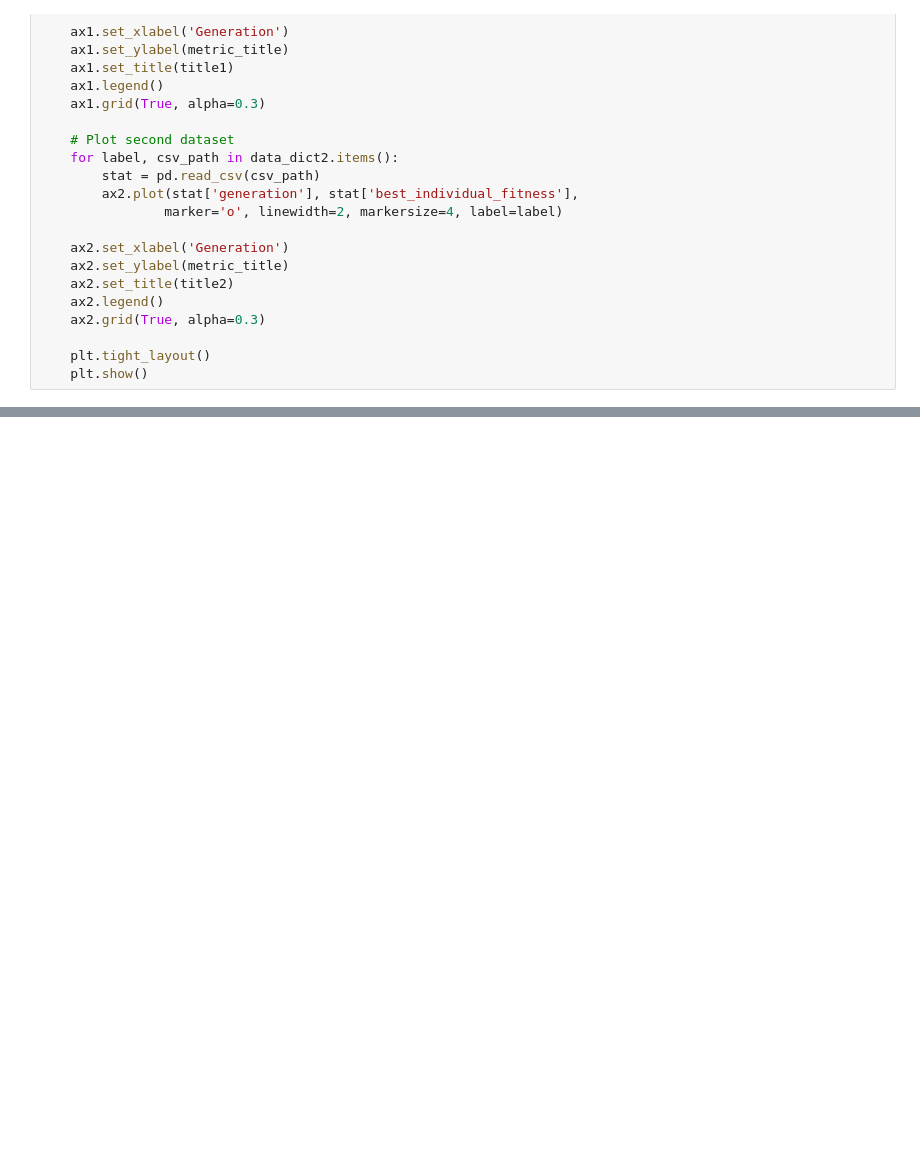
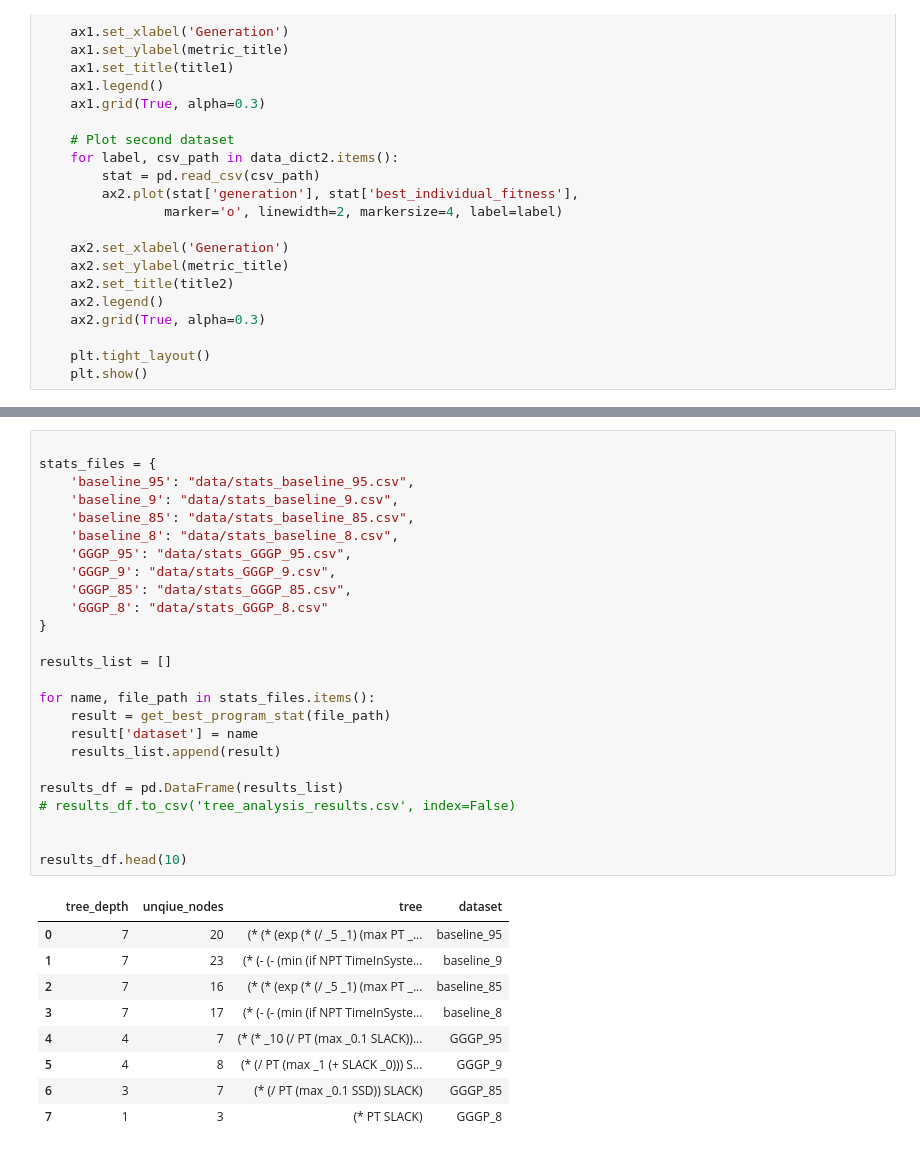
Before and after one commit to Biboy-al/baseline-489, a Jupyter notebook: visuals/graphFitness.ipynb, the cells around one changed output, grey strips where cells are left out. Cells and saved outputs as stored; diff of their text form; blank space fills up the shorter version.

```diff
--- a/visuals/graphFitness.ipynb
+++ b/visuals/graphFitness.ipynb
@@ -85,0 +207,35 @@ plot_comparison(data_dict_baseline, data_dict_GGGP, title1="Baseline GP", title2
+# %%
+
+stats_files = {
+    'baseline_95': "data/stats_baseline_95.csv",
+    'baseline_9': "data/stats_baseline_9.csv",
+    'baseline_85': "data/stats_baseline_85.csv",
+    'baseline_8': "data/stats_baseline_8.csv",
+    'GGGP_95': "data/stats_GGGP_95.csv",
+    'GGGP_9': "data/stats_GGGP_9.csv",
+    'GGGP_85': "data/stats_GGGP_85.csv",
+    'GGGP_8': "data/stats_GGGP_8.csv"
+}
+
+results_list = []
+
+for name, file_path in stats_files.items():
+    result = get_best_program_stat(file_path)
+    result['dataset'] = name
+    results_list.append(result)
+
+results_df = pd.DataFrame(results_list)
+# results_df.to_csv('tree_analysis_results.csv', index=False)
+
+
+results_df.head(10)
+# %% [output]
+|  | tree_depth | unqiue_nodes | tree | dataset |
+| 0 | 7 | 20 | (* (* (exp (* (/ _5 _1) (max PT _... | baseline_95 |
+| 1 | 7 | 23 | (* (- (- (min (if NPT TimeInSyste... | baseline_9 |
+| 2 | 7 | 16 | (* (* (exp (* (/ _5 _1) (max PT _... | baseline_85 |
+| 3 | 7 | 17 | (* (- (- (min (if NPT TimeInSyste... | baseline_8 |
+| 4 | 4 | 7 | (* (* _10 (/ PT (max _0.1 SLACK))... | GGGP_95 |
+| 5 | 4 | 8 | (* (/ PT (max _1 (+ SLACK _0))) S... | GGGP_9 |
+| 6 | 3 | 7 | (* (/ PT (max _0.1 SSD)) SLACK) | GGGP_85 |
+| 7 | 1 | 3 | (* PT SLACK) | GGGP_8 |
```
Also changed, not shown: parts of 8 cells of this notebook, 57 other files.
